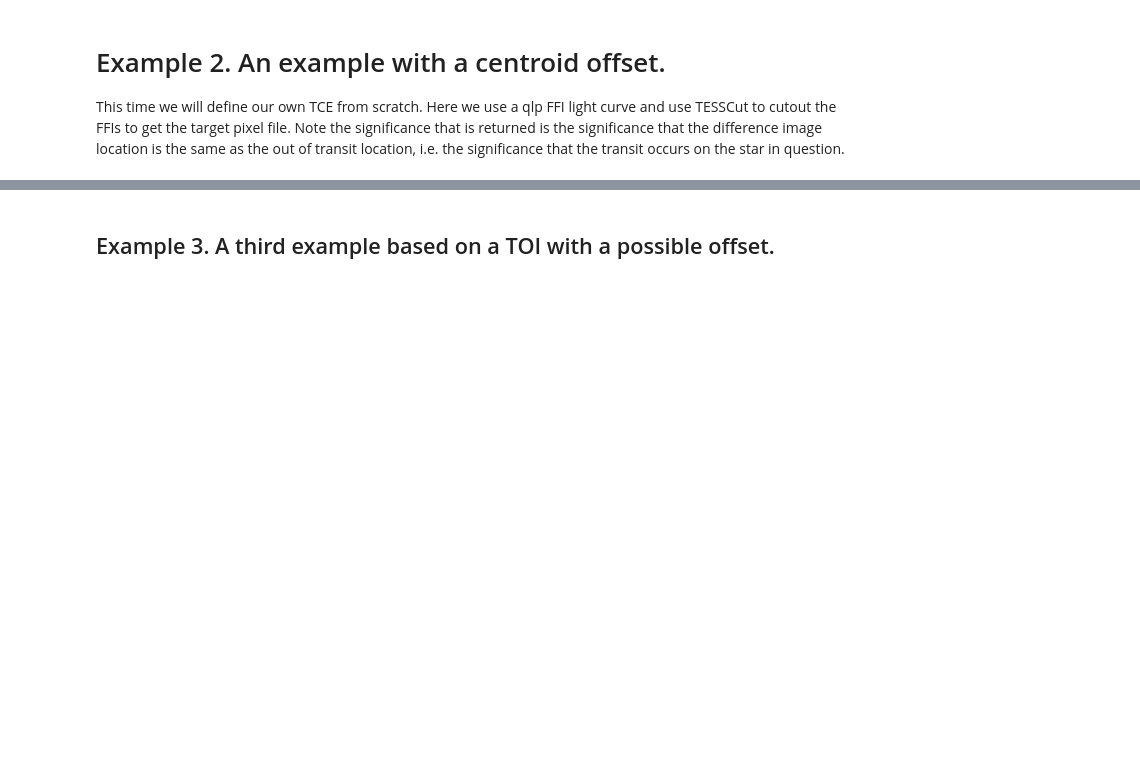
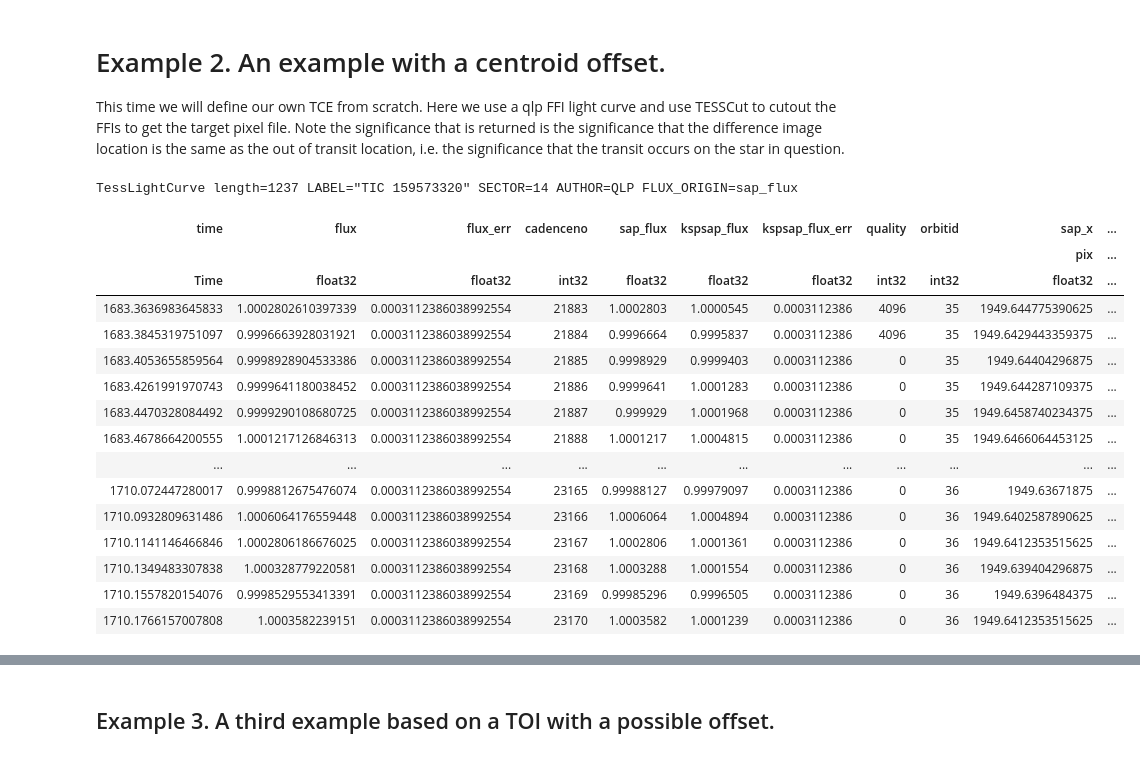
Before and after one commit to spacetelescope/exovetter, a Jupyter notebook: example_notebooks/Centroid_Vetting_Example.ipynb, the cells around one changed output, grey strips where cells are left out. Drawn from its saved outputs; the diff is of its cells as text; code cells hidden in the pictures; blank space fills up the shorter version.

```diff
--- a/example_notebooks/Centroid_Vetting_Example.ipynb
+++ b/example_notebooks/Centroid_Vetting_Example.ipynb
@@ -83,6 +88,26 @@ mytce = Tce(target_name = "TIC 159573320",
            duration = 4 * u.h)
 
 lc, tpf = get_qlp_lk(mytce['target_name'], mytce['sector'])
+# %%
+lc
+# %% [output]
+TessLightCurve length=1237 LABEL="TIC 159573320" SECTOR=14 AUTHOR=QLP FLUX_ORIGIN=sap_flux
+| time | flux | flux_err | cadenceno | sap_flux | kspsap_flux | kspsap_flux_err | quality | orbitid | sap_x | ... |
+|  |  |  |  |  |  |  |  |  | pix | ... |
+| Time | float32 | float32 | int32 | float32 | float32 | float32 | int32 | int32 | float32 | ... |
+| 1683.3636983645833 | 1.0002802610397339 | 0.0003112386038992554 | 21883 | 1.0002803 | 1.0000545 | 0.0003112386 | 4096 | 35 | 1949.644775390625 | ... |
+| 1683.3845319751097 | 0.9996663928031921 | 0.0003112386038992554 | 21884 | 0.9996664 | 0.9995837 | 0.0003112386 | 4096 | 35 | 1949.6429443359375 | ... |
+| 1683.4053655859564 | 0.9998928904533386 | 0.0003112386038992554 | 21885 | 0.9998929 | 0.9999403 | 0.0003112386 | 0 | 35 | 1949.64404296875 | ... |
+| 1683.4261991970743 | 0.9999641180038452 | 0.0003112386038992554 | 21886 | 0.9999641 | 1.0001283 | 0.0003112386 | 0 | 35 | 1949.644287109375 | ... |
+| 1683.4470328084492 | 0.9999290108680725 | 0.0003112386038992554 | 21887 | 0.999929 | 1.0001968 | 0.0003112386 | 0 | 35 | 1949.6458740234375 | ... |
+| 1683.4678664200555 | 1.0001217126846313 | 0.0003112386038992554 | 21888 | 1.0001217 | 1.0004815 | 0.0003112386 | 0 | 35 | 1949.6466064453125 | ... |
+| ... | ... | ... | ... | ... | ... | ... | ... | ... | ... | ... |
+| 1710.072447280017 | 0.9998812675476074 | 0.0003112386038992554 | 23165 | 0.99988127 | 0.99979097 | 0.0003112386 | 0 | 36 | 1949.63671875 | ... |
+| 1710.0932809631486 | 1.0006064176559448 | 0.0003112386038992554 | 23166 | 1.0006064 | 1.0004894 | 0.0003112386 | 0 | 36 | 1949.6402587890625 | ... |
+| 1710.1141146466846 | 1.0002806186676025 | 0.0003112386038992554 | 23167 | 1.0002806 | 1.0001361 | 0.0003112386 | 0 | 36 | 1949.6412353515625 | ... |
+| 1710.1349483307838 | 1.000328779220581 | 0.0003112386038992554 | 23168 | 1.0003288 | 1.0001554 | 0.0003112386 | 0 | 36 | 1949.639404296875 | ... |
+| 1710.1557820154076 | 0.9998529553413391 | 0.0003112386038992554 | 23169 | 0.99985296 | 0.9996505 | 0.0003112386 | 0 | 36 | 1949.6396484375 | ... |
+| 1710.1766157007808 | 1.0003582239151 | 0.0003112386038992554 | 23170 | 1.0003582 | 1.0001239 | 0.0003112386 | 0 | 36 | 1949.6412353515625 | ... |
 # %%
 viz = vet.VizTransits(transit_only=True, smooth=11)
 viz.run(mytce, lc, plot=True)
```
Also changed, not shown: parts of 5 cells of this notebook, 8 other files.
